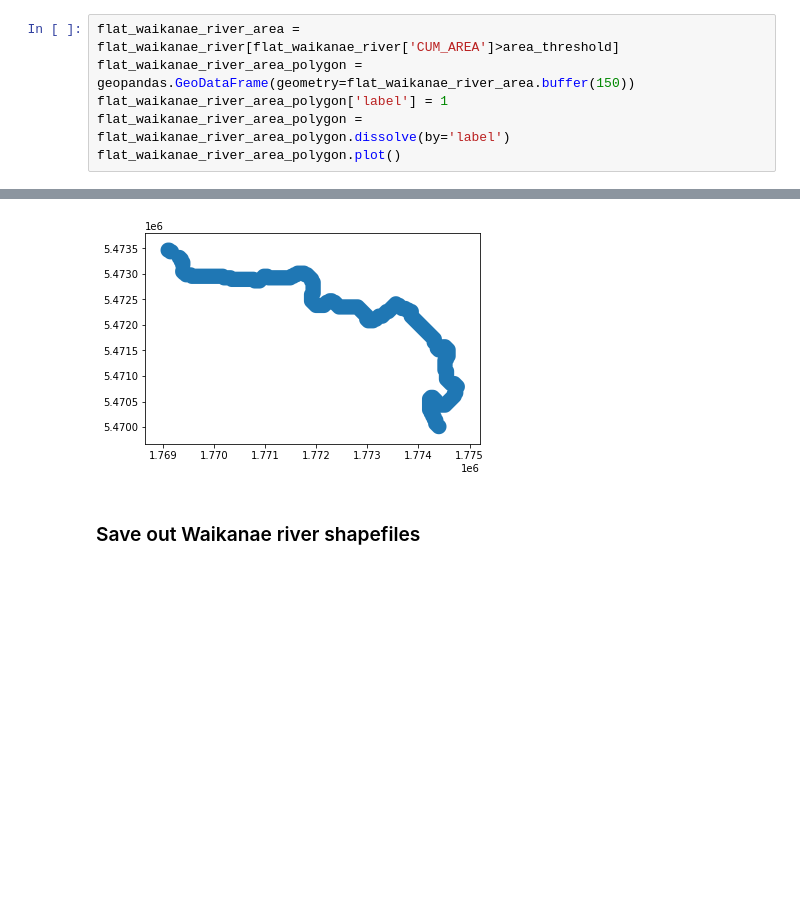
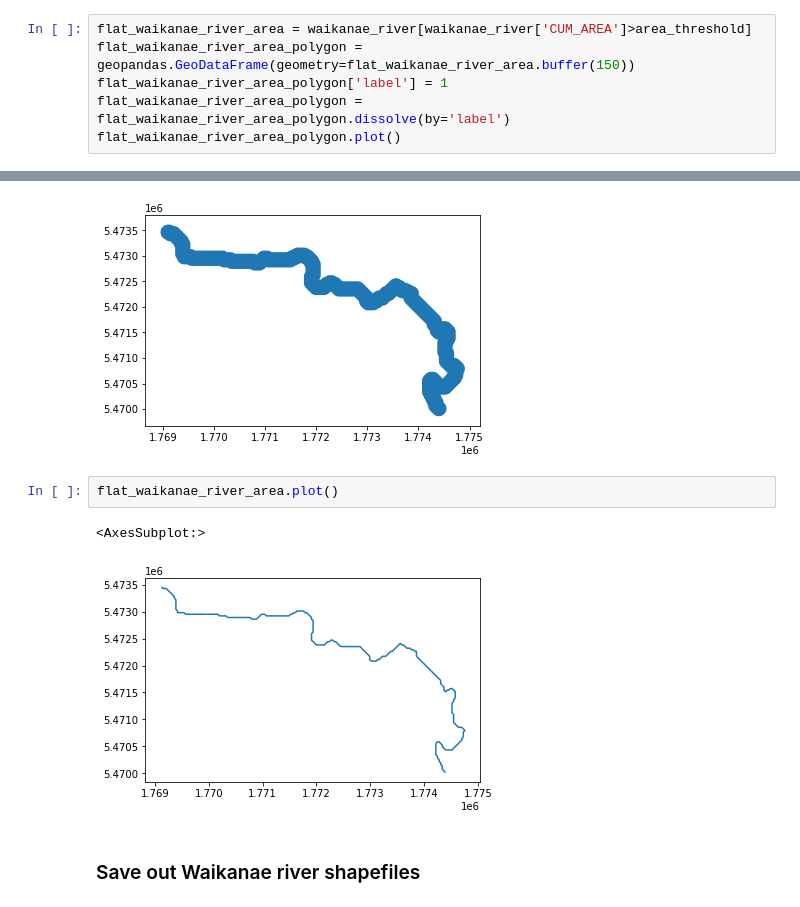
Before and after one commit to rosepearson/Hydrologic-DEMs-scripts, a Jupyter notebook: jupyter_notebooks/Extract river channel shapes.ipynb, the cells around one changed output, grey strips where cells are left out. Drawn from its saved outputs; the diff is of its cells as text; blank space fills up the shorter version.

```diff
--- a/jupyter_notebooks/Extract river channel shapes.ipynb
+++ b/jupyter_notebooks/Extract river channel shapes.ipynb
@@ -84,7 +84,7 @@ flat_waikanae_river_polygon.plot()
 ### Extract flat region above area threshold
 Extract teh flat reaches with more upstream area than the set threshold
 # %%
-flat_waikanae_river_area = flat_waikanae_river[flat_waikanae_river['CUM_AREA']>area_threshold]
+flat_waikanae_river_area = waikanae_river[waikanae_river['CUM_AREA']>area_threshold]
 flat_waikanae_river_area_polygon = geopandas.GeoDataFrame(geometry=flat_waikanae_river_area.buffer(150))
 flat_waikanae_river_area_polygon['label'] = 1
 flat_waikanae_river_area_polygon = flat_waikanae_river_area_polygon.dissolve(by='label')
@@ -92,6 +92,11 @@ flat_waikanae_river_area_polygon.plot()
 # %% [output]
 <AxesSubplot:>
 [figure]
+# %%
+flat_waikanae_river_area.plot()
+# %% [output]
+<AxesSubplot:>
+[figure, added]
 # %% [markdown]
 ### Save out Waikanae river shapefiles
 # %%
```
Also changed, not shown: parts of 81 cells of this notebook.
